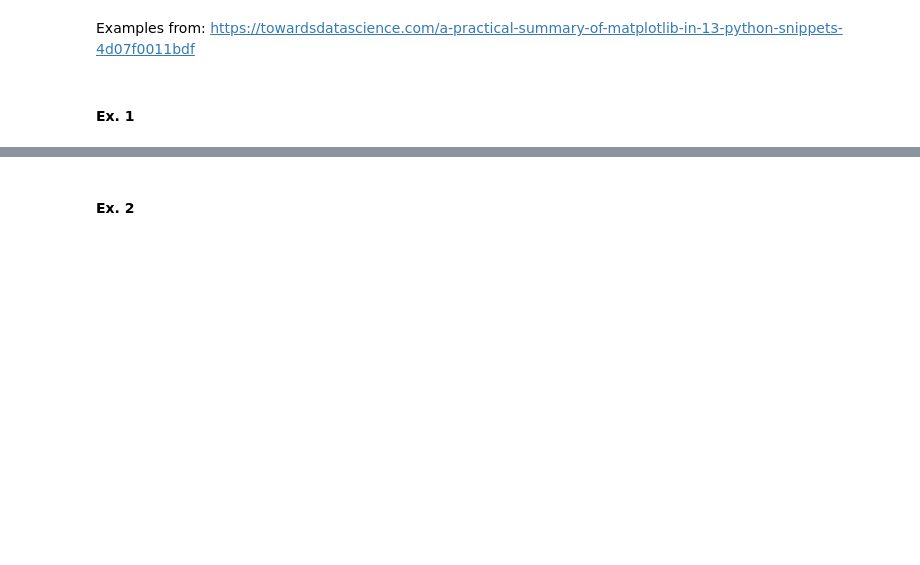
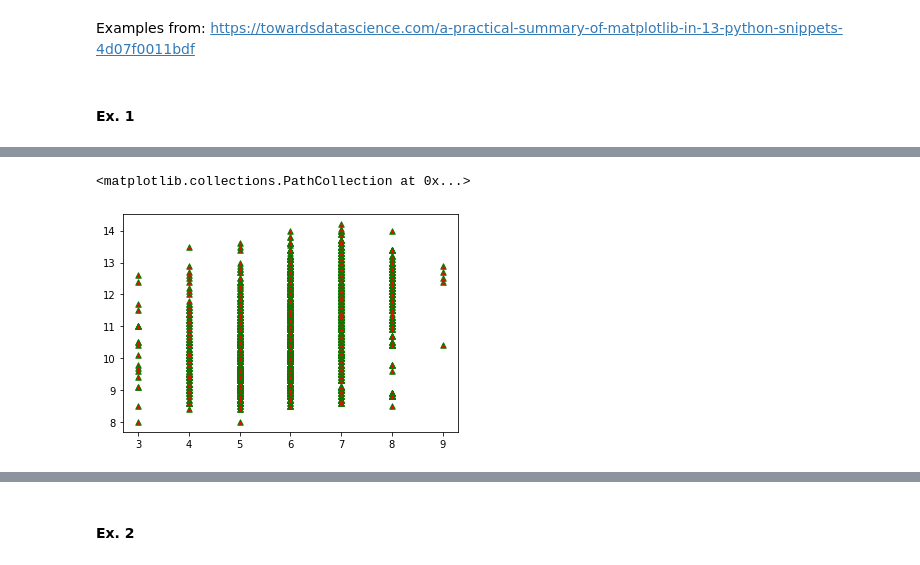
Before and after one commit to Caoimhinv/Fundamentals_Assessment, a Jupyter notebook: pyplot.ipynb, the cells around one changed output, grey strips where cells are left out. Cells and saved outputs as stored; diff of their text form; code cells hidden in the pictures; blank space fills up the shorter version.

```diff
--- a/pyplot.ipynb
+++ b/pyplot.ipynb
@@ -25,3 +57,14 @@ import matplotlib.pyplot as plt
+# %%
+# comaparing alcohol with quality score
+# https://www.geeksforgeeks.org/matplotlib-pyplot-scatter-in-python/
+x = df['quality']
+y = df['alcohol']
+# bit of formatting - explain?
+plt.scatter(x,y, c="r", linewidths = 1, marker ="^",
+            edgecolor ="green", s = 30)
+# %% [output]
+<matplotlib.collections.PathCollection at 0x...>
+[figure, added]
 # %%
 # Ex. 1
 
```
Also changed, not shown: parts of 7 cells of this notebook, 1 other file.
